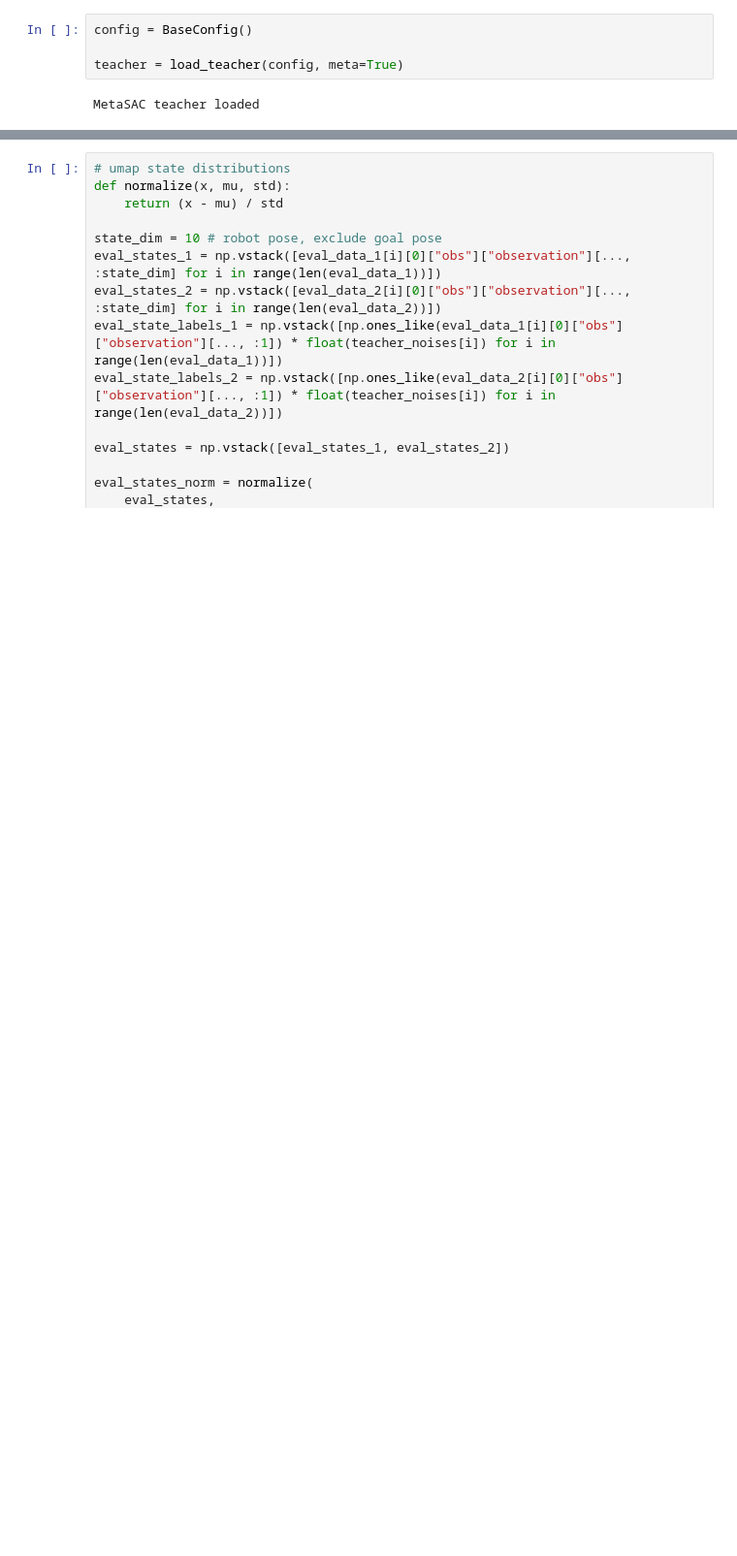
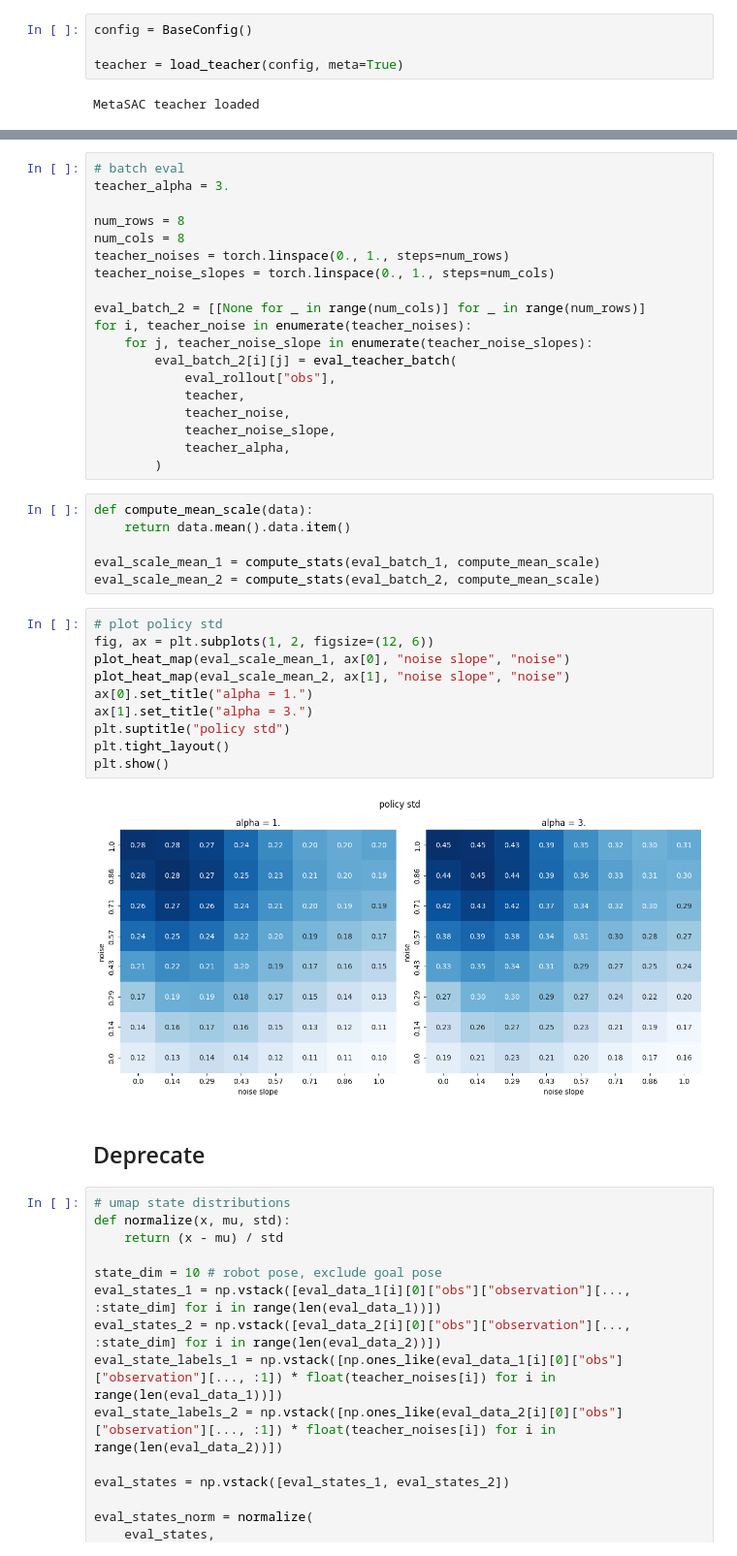
Before and after one commit to KilianFt/LIFT, a Jupyter notebook: notebooks/teacher_meta_analysis.ipynb, the cells around one changed output, grey strips where cells are left out. Shown at 97% size. Drawn from its saved outputs; the diff is of its cells as text; blank space fills up the shorter version.

```diff
--- a/notebooks/teacher_meta_analysis.ipynb
+++ b/notebooks/teacher_meta_analysis.ipynb
@@ -250,3 +310,42 @@ plt.show()
+# %%
+# batch eval
+teacher_alpha = 3.
+
+num_rows = 8
+num_cols = 8
+teacher_noises = torch.linspace(0., 1., steps=num_rows)
+teacher_noise_slopes = torch.linspace(0., 1., steps=num_cols)
+
+eval_batch_2 = [[None for _ in range(num_cols)] for _ in range(num_rows)]
+for i, teacher_noise in enumerate(teacher_noises):
+    for j, teacher_noise_slope in enumerate(teacher_noise_slopes):
+        eval_batch_2[i][j] = eval_teacher_batch(
+            eval_rollout["obs"],
+            teacher,
+            teacher_noise,
+            teacher_noise_slope,
+            teacher_alpha,
+        )
+# %%
+def compute_mean_scale(data):
+    return data.mean().data.item()
+
+eval_scale_mean_1 = compute_stats(eval_batch_1, compute_mean_scale)
+eval_scale_mean_2 = compute_stats(eval_batch_2, compute_mean_scale)
+# %%
+# plot policy std
+fig, ax = plt.subplots(1, 2, figsize=(12, 6))
+plot_heat_map(eval_scale_mean_1, ax[0], "noise slope", "noise")
+plot_heat_map(eval_scale_mean_2, ax[1], "noise slope", "noise")
+ax[0].set_title("alpha = 1.")
+ax[1].set_title("alpha = 3.")
+plt.suptitle("policy std")
+plt.tight_layout()
+plt.show()
+# %% [output]
+[figure, added]
+# %% [markdown]
+## Deprecate
 # %%
 # umap state distributions
 def normalize(x, mu, std):
```
Also changed, not shown: parts of 24 cells of this notebook.
